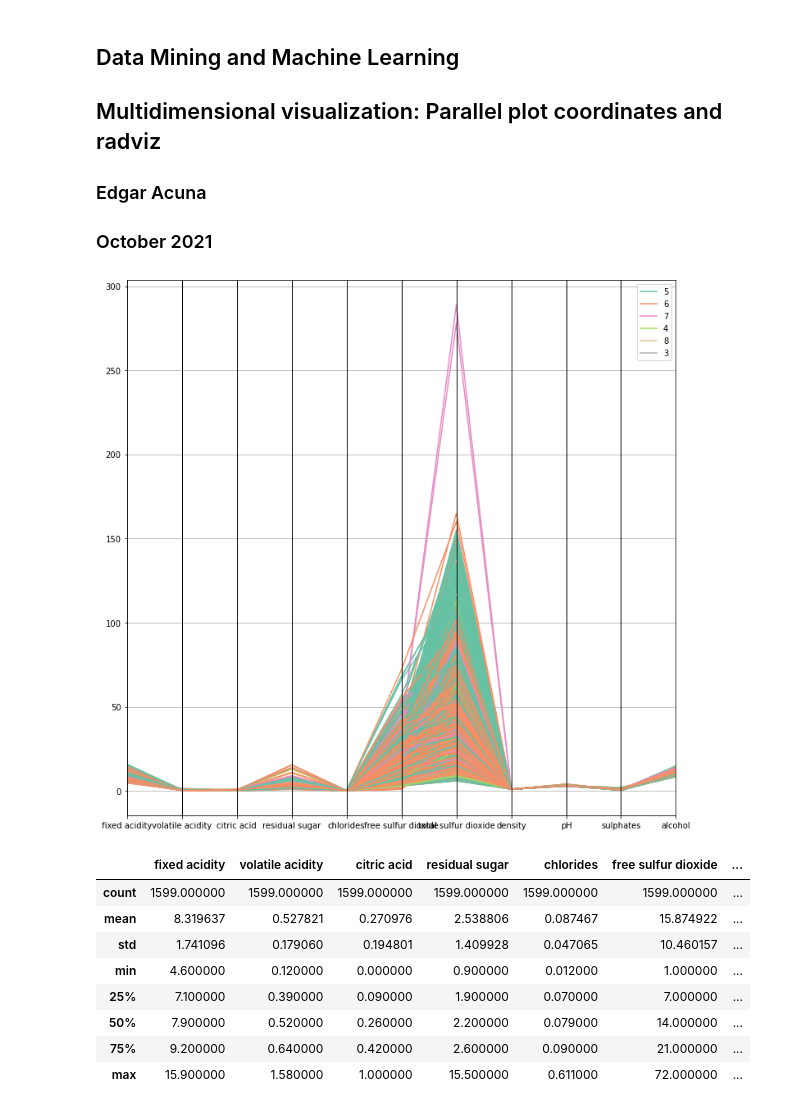
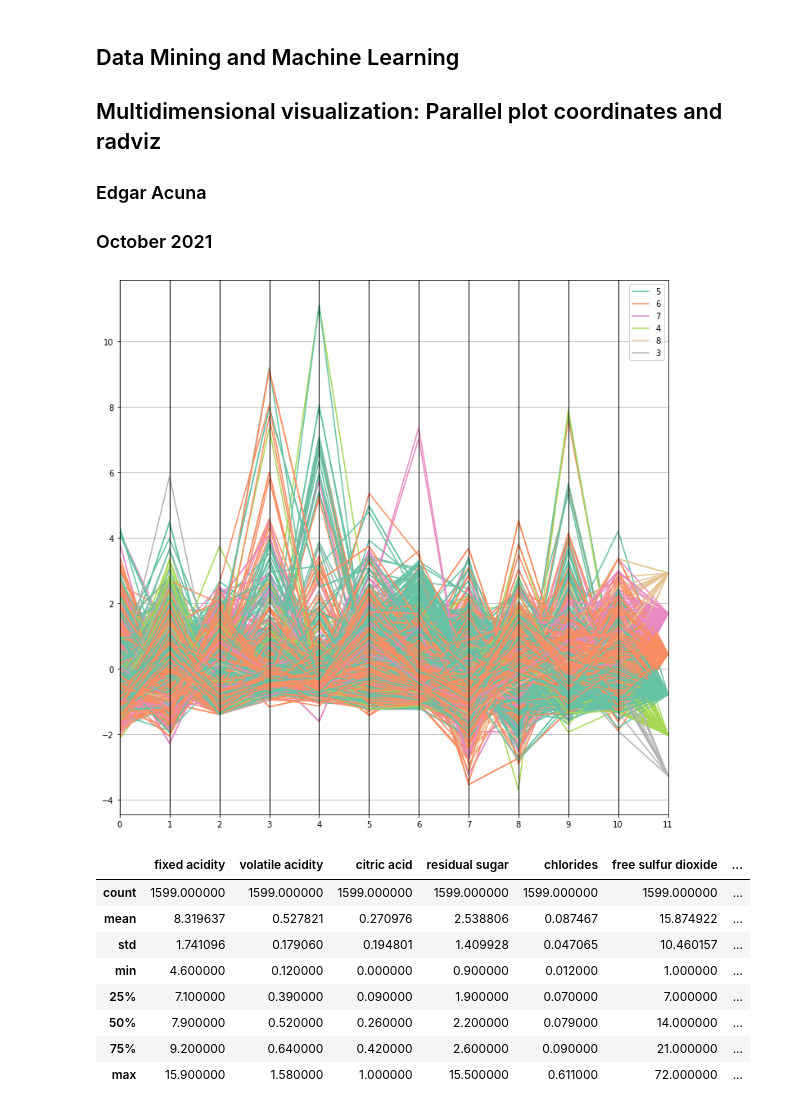
Before and after one commit to eacunafer/Data-Mining-Machine-Learning-subgraduado-, a Jupyter notebook: notebooks/visual32021.ipynb, the cells around one changed output. Drawn from its saved outputs; the diff is of its cells as text; code cells hidden in the pictures.

```diff
--- a/notebooks/visual32021.ipynb
+++ b/notebooks/visual32021.ipynb
@@ -13,11 +14,15 @@ from pandas.plotting import radviz
 # %%
 #Leyendo el dataset wine  de la UCI
 wine_data=pd.read_csv("https://archive.ics.uci.edu/ml/machine-learning-databases/wine-quality/winequality-red.csv", sep=";")
-plt.figure(figsize=(12,12))
-parallel_coordinates(wine_data, 'quality', colormap=plt.get_cmap("Set2"))
-plt.show()
+winen = StandardScaler().fit_transform(wine_data.iloc[:,0:14])
+winen=pd.DataFrame(winen)
+winen['quality']=wine_data['quality']
-# %% [output]
-[figure, removed]
+# %%
+plt.figure(figsize=(12,12))
+parallel_coordinates(winen, 'quality', colormap=plt.get_cmap("Set2"))
+plt.show()
+# %% [output]
+[figure, added]
 # %%
 wine_data.describe()
 # %% [output]
```
Also changed, not shown: parts of 2 cells of this notebook.
